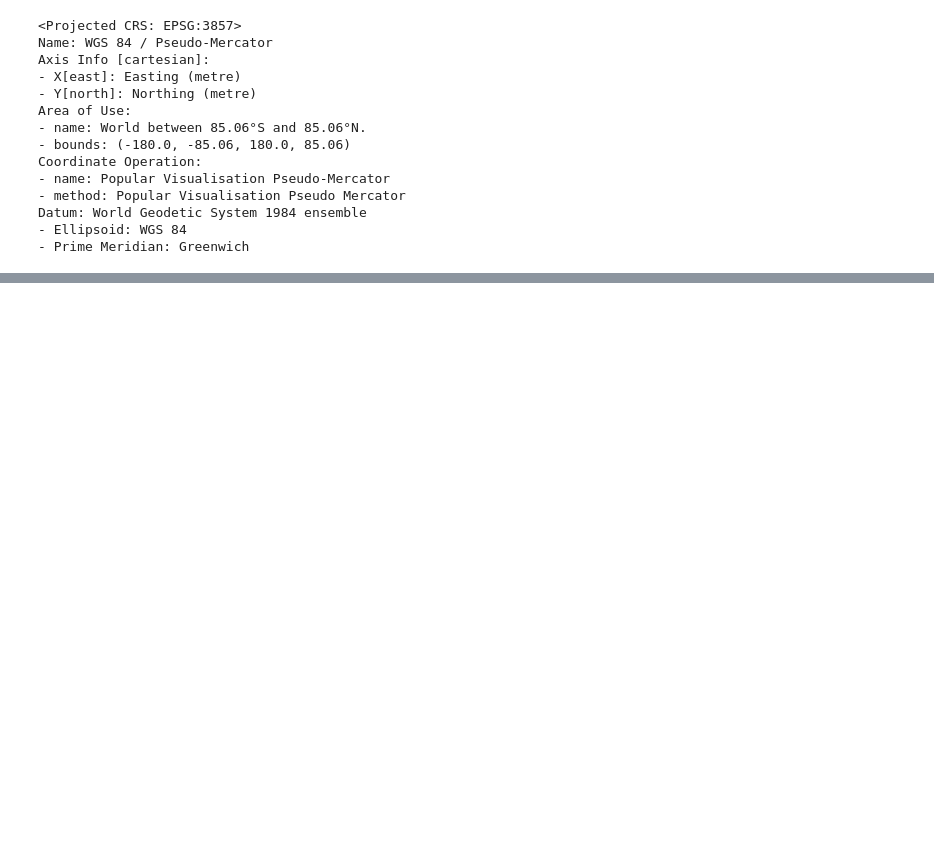
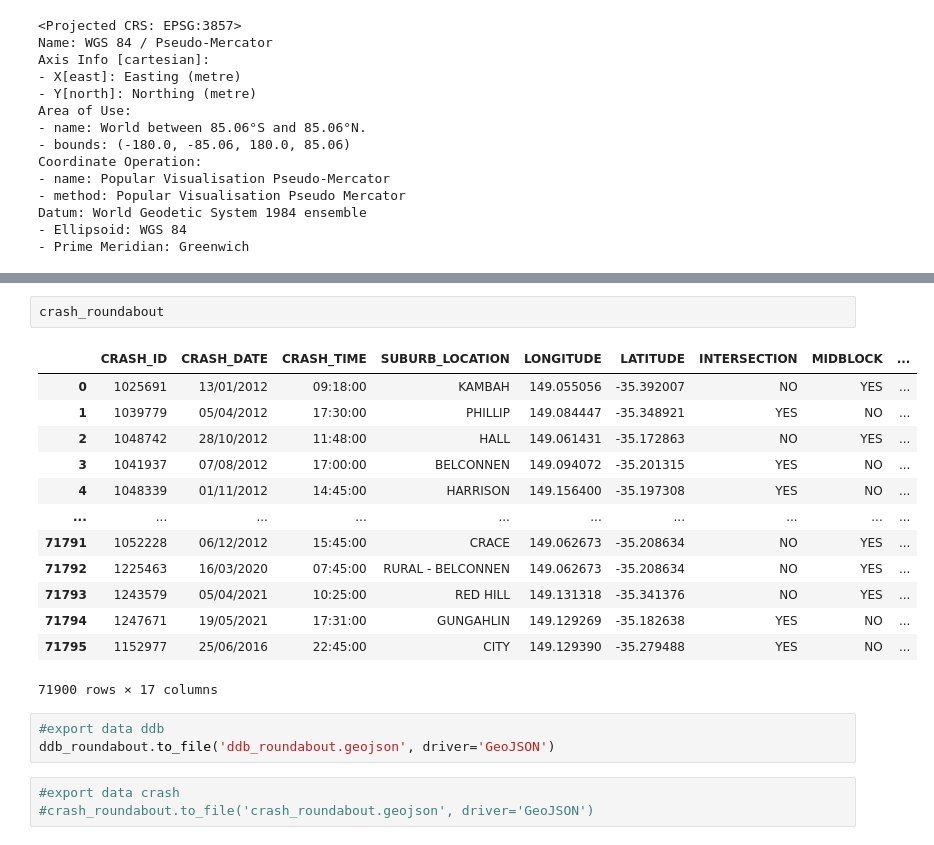
Before and after one commit to tylershienlim/python-CompassIoT-Capstone, a Jupyter notebook: DD-Roundabout-13657919.ipynb, the cells around one changed output, grey strips where cells are left out. Drawn from its saved outputs; the diff is of its cells as text; blank space fills up the shorter version.

```diff
--- a/DD-Roundabout-13657919.ipynb
+++ b/DD-Roundabout-13657919.ipynb
@@ -89,0 +162,22 @@ Datum: World Geodetic System 1984 ensemble
+# %%
+crash_roundabout
+# %% [output]
+|  | CRASH_ID | CRASH_DATE | CRASH_TIME | SUBURB_LOCATION | LONGITUDE | LATITUDE | INTERSECTION | MIDBLOCK | ... |
+| 0 | 1025691 | 13/01/2012 | 09:18:00 | KAMBAH | 149.055056 | -35.392007 | NO | YES | ... |
+| 1 | 1039779 | 05/04/2012 | 17:30:00 | PHILLIP | 149.084447 | -35.348921 | YES | NO | ... |
+| 2 | 1048742 | 28/10/2012 | 11:48:00 | HALL | 149.061431 | -35.172863 | NO | YES | ... |
+| 3 | 1041937 | 07/08/2012 | 17:00:00 | BELCONNEN | 149.094072 | -35.201315 | YES | NO | ... |
+| 4 | 1048339 | 01/11/2012 | 14:45:00 | HARRISON | 149.156400 | -35.197308 | YES | NO | ... |
+| ... | ... | ... | ... | ... | ... | ... | ... | ... | ... |
+| 71791 | 1052228 | 06/12/2012 | 15:45:00 | CRACE | 149.062673 | -35.208634 | NO | YES | ... |
+| 71792 | 1225463 | 16/03/2020 | 07:45:00 | RURAL - BELCONNEN | 149.062673 | -35.208634 | NO | YES | ... |
+| 71793 | 1243579 | 05/04/2021 | 10:25:00 | RED HILL | 149.131318 | -35.341376 | NO | YES | ... |
+| 71794 | 1247671 | 19/05/2021 | 17:31:00 | GUNGAHLIN | 149.129269 | -35.182638 | YES | NO | ... |
+| 71795 | 1152977 | 25/06/2016 | 22:45:00 | CITY | 149.129390 | -35.279488 | YES | NO | ... |
+71900 rows × 17 columns
+# %%
+#export data ddb
+ddb_roundabout.to_file('ddb_roundabout.geojson', driver='GeoJSON')
+# %%
+#export data crash
+#crash_roundabout.to_file('crash_roundabout.geojson', driver='GeoJSON')
```
Also changed, not shown: parts of 7 cells of this notebook.
